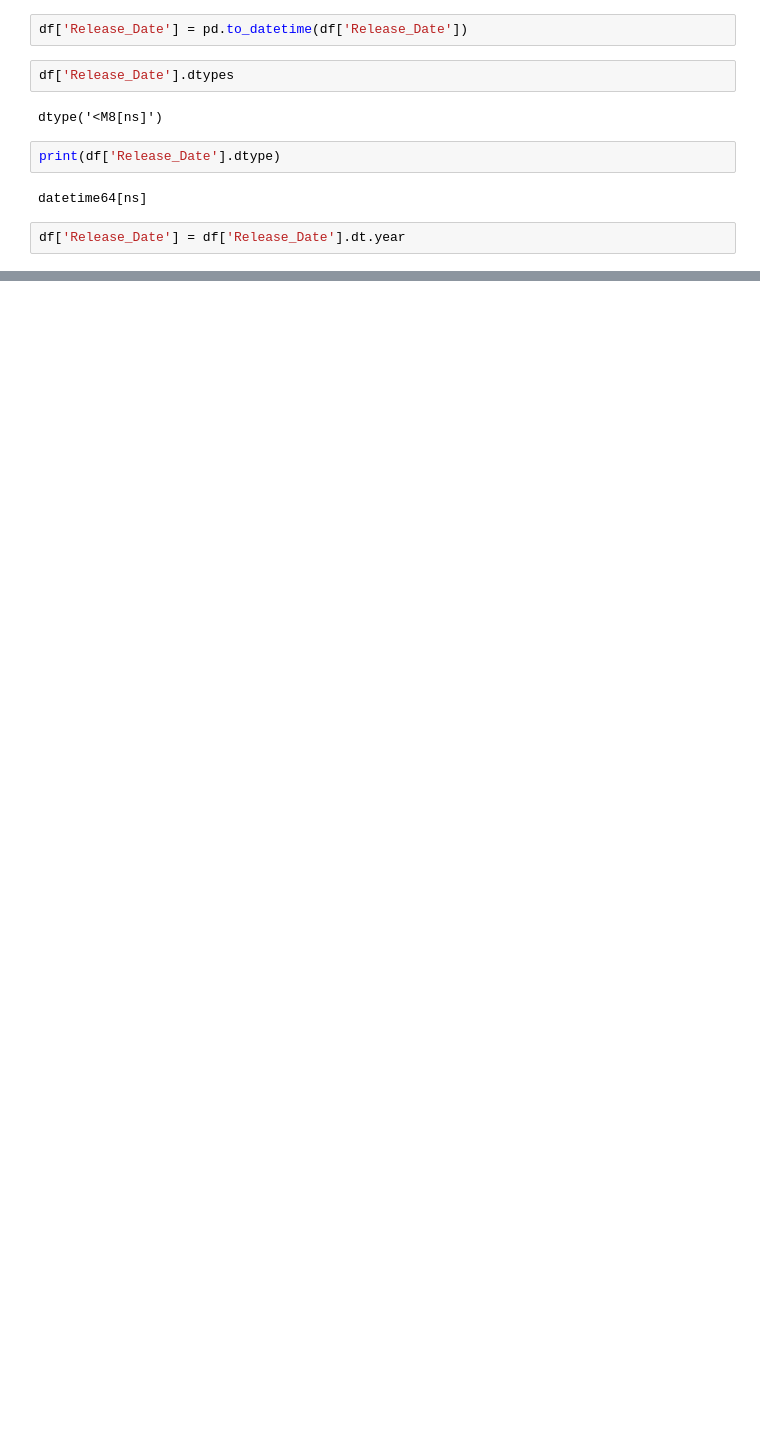
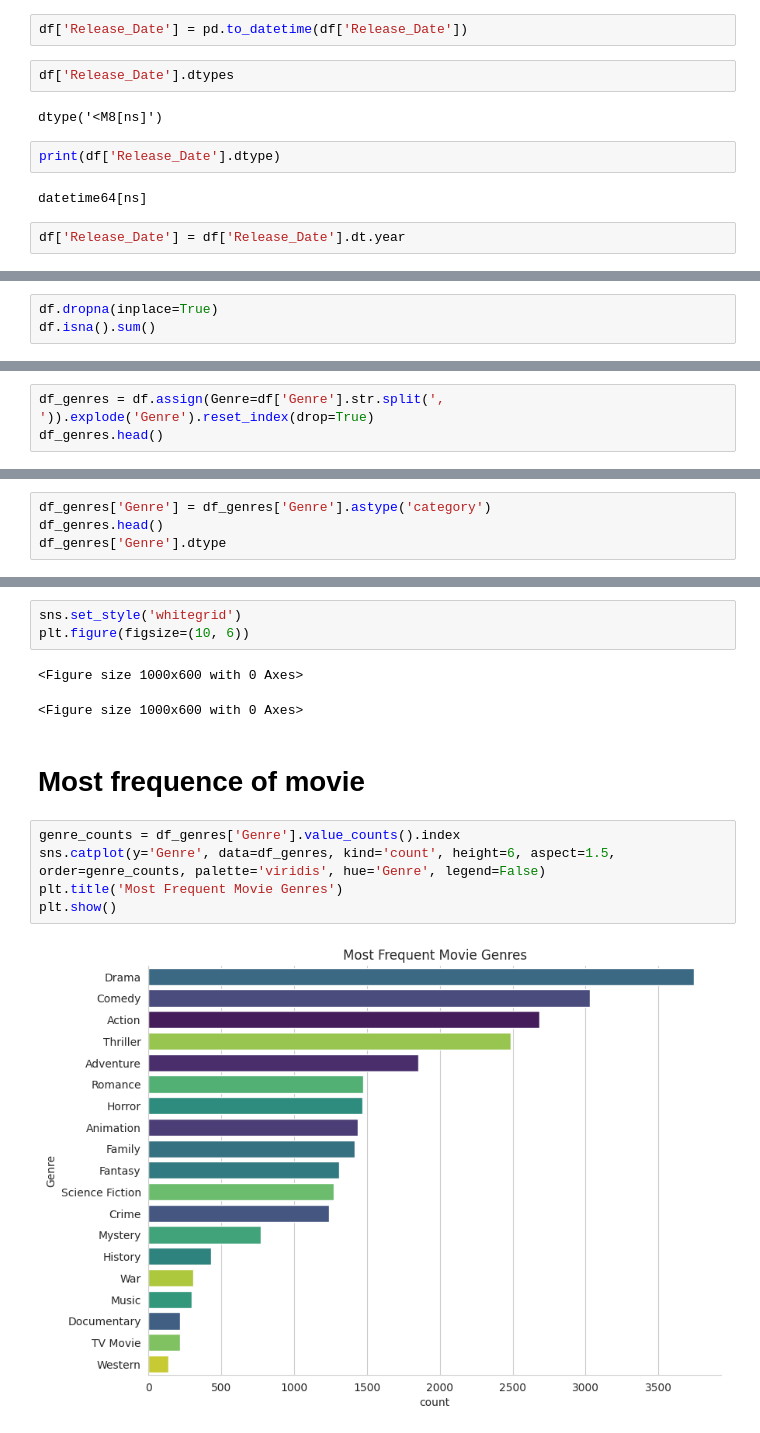
Before and after one commit to amit-chaubey/Data-Analysis-Series, a Jupyter notebook: netflix_classic_data_analysis_movie.ipynb, the cells around one changed output, grey strips where cells are left out. Cells and saved outputs as stored; diff of their text form; blank space fills up the shorter version.

Commit message:
Update Netflix Classic Data Analysis notebook with latest version

```diff
--- a/netflix_classic_data_analysis_movie.ipynb
+++ b/netflix_classic_data_analysis_movie.ipynb
@@ -93,0 +153,3 @@ df.head(5)
+# %%
+df.dropna(inplace=True)
+df.isna().sum()
@@ -93,0 +174,3 @@ df.head(5)
+# %%
+df_genres = df.assign(Genre=df['Genre'].str.split(', ')).explode('Genre').reset_index(drop=True)
+df_genres.head()
@@ -93,0 +184,4 @@ df.head(5)
+# %%
+df_genres['Genre'] = df_genres['Genre'].astype('category')
+df_genres.head()
+df_genres['Genre'].dtype
@@ -93,0 +210,15 @@ df.head(5)
+# %%
+sns.set_style('whitegrid')
+plt.figure(figsize=(10, 6))
+# %% [output]
+<Figure size 1000x600 with 0 Axes>
+<Figure size 1000x600 with 0 Axes>
+# %% [markdown]
+# Most frequence of movie
+# %%
+genre_counts = df_genres['Genre'].value_counts().index
+sns.catplot(y='Genre', data=df_genres, kind='count', height=6, aspect=1.5, order=genre_counts, palette='viridis', hue='Genre', legend=False)
+plt.title('Most Frequent Movie Genres')
+plt.show()
+# %% [output]
+[figure, added]
```
Also changed, not shown: parts of 17 cells of this notebook.
